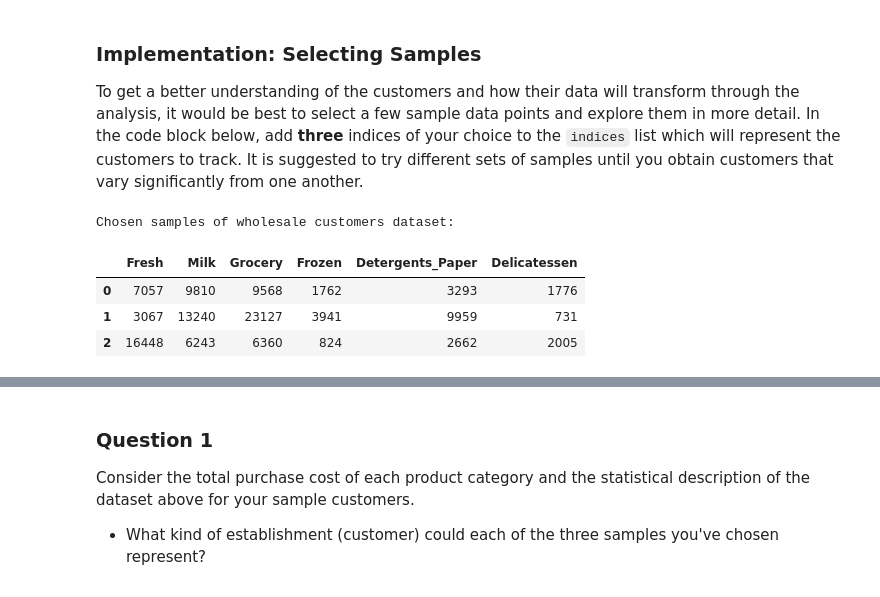
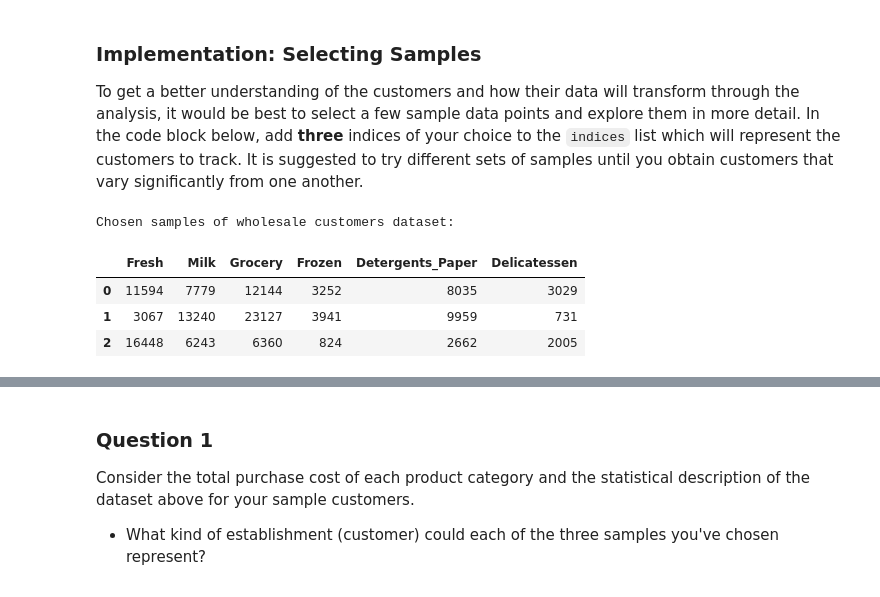
Before and after one commit to molliemarie/machine-learning, a Jupyter notebook: projects/customer_segments/customer_segments_finished.ipynb, the cells around one changed output, grey strips where cells are left out. Saved outputs shown, nothing was run; the diff lists cells and outputs as text; code cells hidden in the pictures.

```diff
--- a/projects/customer_segments/customer_segments_finished.ipynb
+++ b/projects/customer_segments/customer_segments_finished.ipynb
@@ -61,15 +62,15 @@ display(data.describe())
 To get a better understanding of the customers and how their data will transform through the analysis, it would be best to select a few sample data points and explore them in more detail. In the code block below, add **three** indices of your choice to the `indices` list which will represent the customers to track. It is suggested to try different sets of samples until you obtain customers that vary significantly from one another.
 # %%
 # TODO: Select three indices of your choice you wish to sample from the dataset
-indices = [1, 200, 300]
+indices = [100, 200, 300]
 
 # Create a DataFrame of the chosen samples
 samples = pd.DataFrame(data.loc[indices], columns = data.keys()).reset_index(drop = True)
 print("Chosen samples of wholesale customers dataset:")
 display(samples)
 # %% [output]
 Chosen samples of wholesale customers dataset:
 |  | Fresh | Milk | Grocery | Frozen | Detergents_Paper | Delicatessen |
-| 0 | 7057 | 9810 | 9568 | 1762 | 3293 | 1776 |
+| 0 | 11594 | 7779 | 12144 | 3252 | 8035 | 3029 |
 | 1 | 3067 | 13240 | 23127 | 3941 | 9959 | 731 |
 | 2 | 16448 | 6243 | 6360 | 824 | 2662 | 2005 |
```
Also changed, not shown: parts of 14 cells of this notebook.
